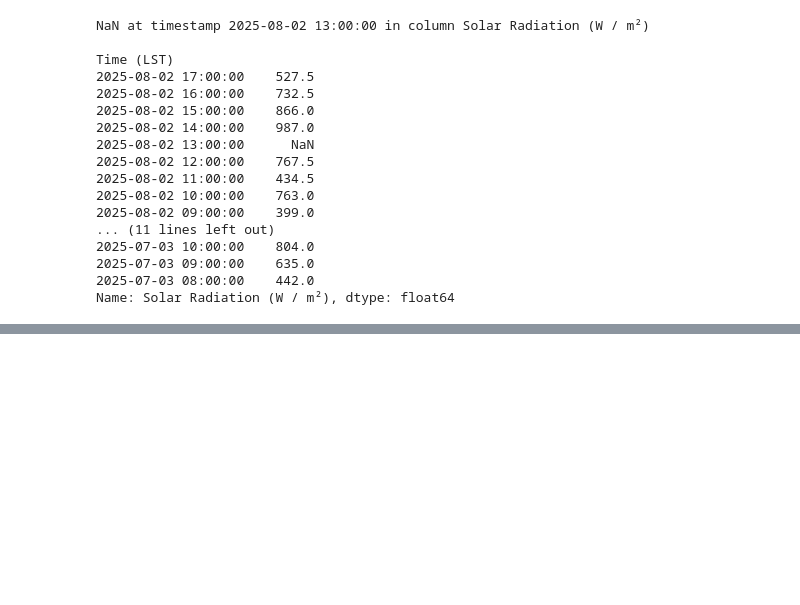
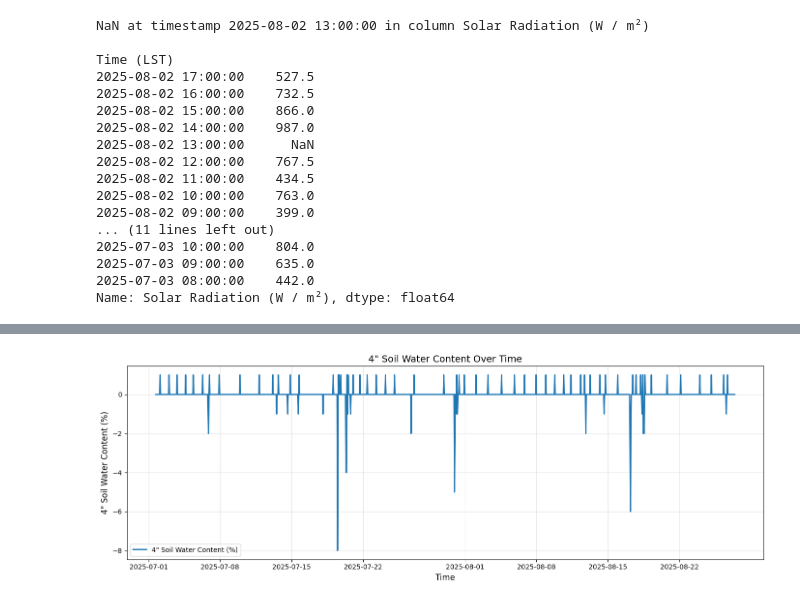
Before and after one commit to saurabhshivpuje/Indiana_Agri_Soil_Study, a Jupyter notebook: granger.ipynb, the cells around one changed output, grey strips where cells are left out. Cells and saved outputs as stored; diff of their text form; code cells hidden in the pictures; blank space fills up the shorter version.

Commit message:
basic visualizations and data cleaning

```diff
--- a/granger.ipynb
+++ b/granger.ipynb
@@ -267,0 +324,20 @@ Name: Solar Radiation (W / m²), dtype: float64
+# %%
+import matplotlib.pyplot as plt
+import pandas as pd
+
+# Load the stationary dataset (or use df_stationary directly)
+df = df_stationary.copy()
+
+# Plot
+plt.figure(figsize=(14,5))
+plt.plot(df.index, df['4" Soil Water Content (%)'], label='4" Soil Water Content (%)', linewidth=2)
+
+plt.title('4" Soil Water Content Over Time', fontsize=14)
+plt.xlabel('Time', fontsize=12)
+plt.ylabel('4" Soil Water Content (%)', fontsize=12)
+plt.grid(True, alpha=0.3)
+plt.legend()
+plt.tight_layout()
+plt.show()
+# %% [output]
+[figure, added]
```
Also changed, not shown: parts of 3 cells of this notebook, 4 other files.
